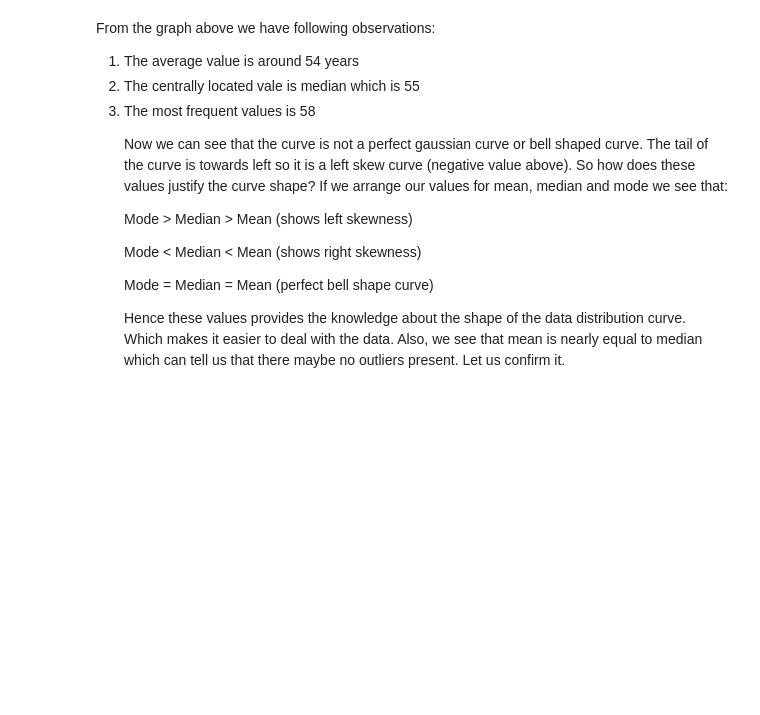
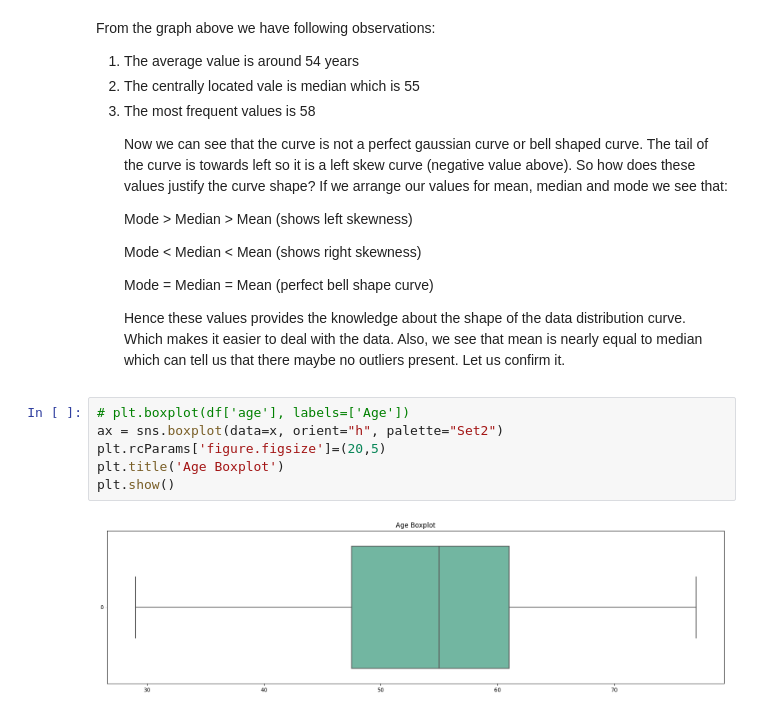
Before and after one commit to rifqinadzori/Heart-Attack-Analysis, a Jupyter notebook: Analysis.ipynb, the cells around one changed output. Cells and saved outputs as stored; diff of their text form; blank space fills up the shorter version.

```diff
--- a/Analysis.ipynb
+++ b/Analysis.ipynb
@@ -127,6 +132,14 @@ From the graph above we have following observations:
     <p>Mode < Median < Mean (shows right skewness)
     <p>Mode = Median = Mean (perfect bell shape curve)
     <p>Hence these values provides the knowledge about the shape of the data distribution curve. Which makes it easier to deal with the data. Also, we see that mean is nearly equal to median which can tell us that there maybe no outliers present. Let us confirm it.
+# %%
+# plt.boxplot(df['age'], labels=['Age'])
+ax = sns.boxplot(data=x, orient="h", palette="Set2")
+plt.rcParams['figure.figsize']=(20,5)
+plt.title('Age Boxplot')
+plt.show()
+# %% [output]
+[figure, added]
 # %%
 # boxplot represent presence or absence of outliers
 fig = px.box(df, x = "age", title = "distribution of age")
```
Also changed, not shown: parts of 24 cells of this notebook.
